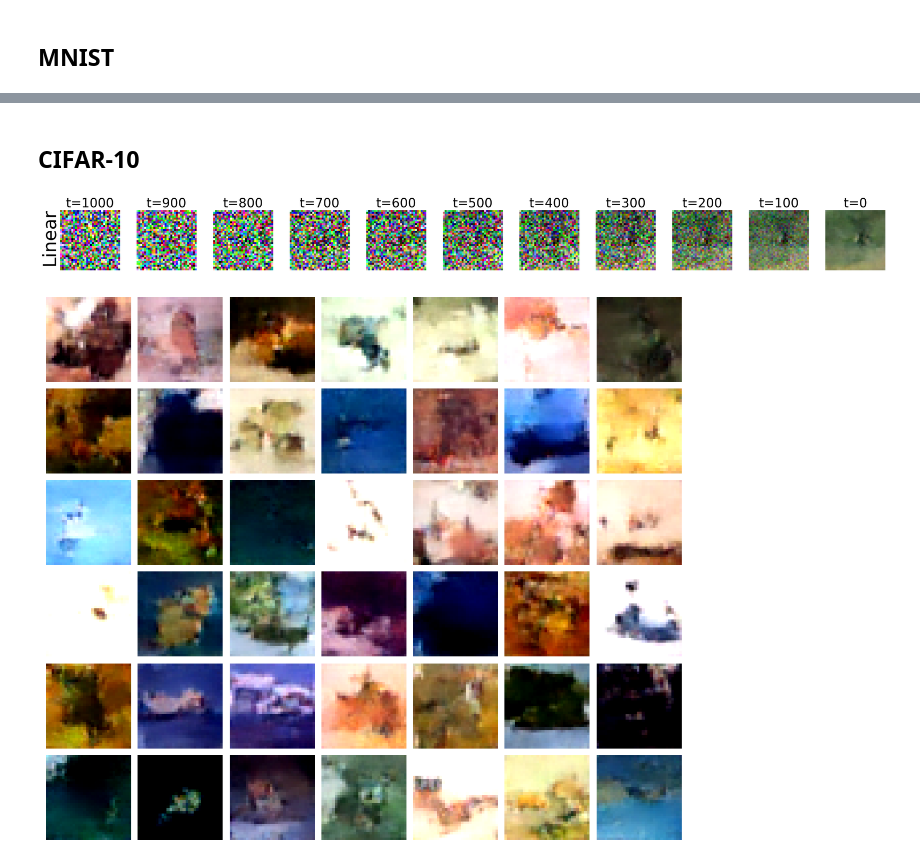
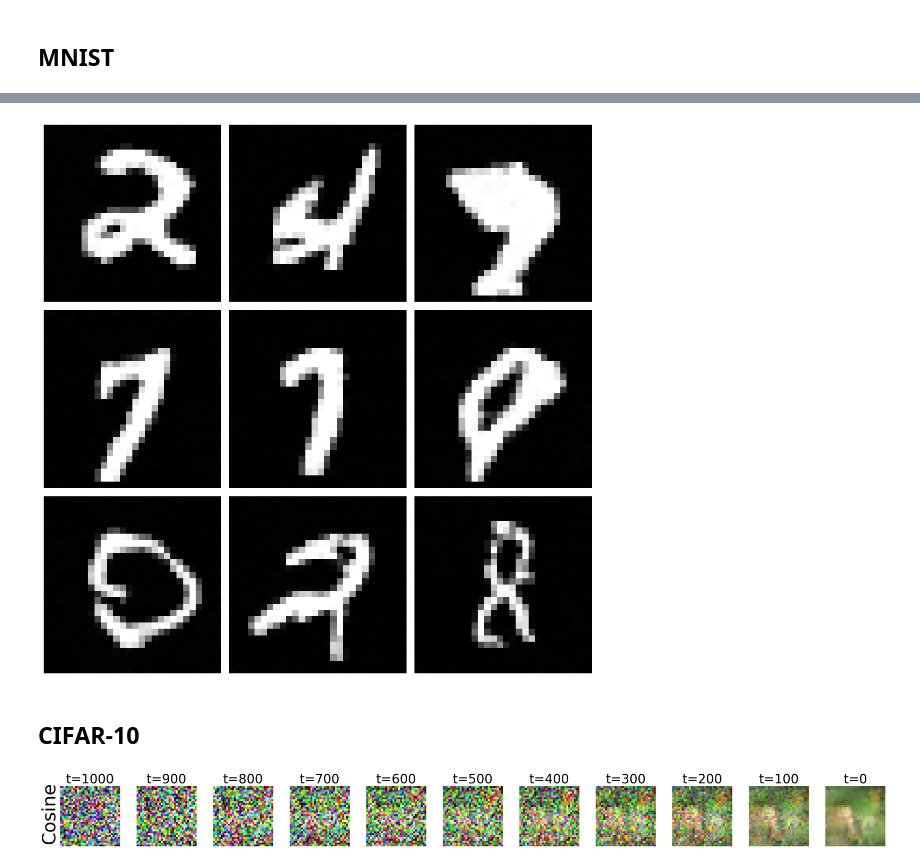
Before and after one commit to Gmaniko/02456-DDPM, a Jupyter notebook: Final/main.ipynb, the cells around one changed output, grey strips where cells are left out. Cells and saved outputs as stored; diff of their text form; code cells hidden in the pictures.

```diff
--- a/Final/main.ipynb
+++ b/Final/main.ipynb
@@ -267,65 +296,18 @@ plt.show()
+# %%
+mnist_samples = sampling(mnist_model, (beta, alpha, alpha_bar),
+                         device=device, dataset_name='mnist', batch_size=3*3)
+# %%
+grid_plot(mnist_samples, (3,3), (10,10))
+plt.show()
+# %% [output]
+[figure, added]
 # %% [markdown]
 ## CIFAR-10
-# %%
-#Plot a sample of intermediate images for the report
-with torch.no_grad():
-    xT = torch.randn(size=(1,3,32,32), device=device)
-    ft = xT
-    cifar_model.eval()
-    num_imgs = 11
-    step = int(T/(num_imgs-1))
-    #plt.figure(figsize=(120,10))
-    fig, ax = plt.subplots(1, num_imgs, figsize=(3*num_imgs,3))
-    plt.subplots_adjust(left=0.1, right=0.9, bottom=0.1, wspace=0.1, hspace=0.2)
-    #plt.axis('off')
-    for i in reversed(range(T-20)):
-        t = torch.tensor([i]).to(device)
-        eps_pred = cifar_model(xT,t)
-        xT = reverse_process(eps_pred,t,xT,beta, alpha, alpha_bar)
-        if i % step == 0:
-            #fig, ax = plt.subplot(1,num_imgs+1,num_imgs-int(i/step)+1)
-            img = torch.squeeze(xT)
-            img = (img+1)/2
-            img = torch.clamp(img,0,1.0)
-            #print(images.shape)
-
-            ax[num_imgs-int(i/step)-1].imshow(img.detach().cpu().permute(1,2,0))
-            ax[num_imgs-int(i/step)-1].axis('off')
-            t_val = np.asanyarray(t.cpu())
-            ax[num_imgs-int(i/step)-1].set_title(f"t={t_val[0]}",fontsize=35)
-            #plot_image(xT,True)
-    img = torch.squeeze(ft)
-    img = (img+1)/2
-    img = torch.clamp(img,0,1.0)
-    #print(images.shape)
-
-    ax[0].imshow(img.detach().cpu().permute(1,2,0))
-    ax[0].axis('off')
-    ax[0].set_title(f"t={1000}",fontsize=35)
-    ax[0].annotate("Linear", xy=(-0.03,0.55), xycoords='axes fraction', fontsize=50, ha='right', va='center', rotation=90)
-    plt.tight_layout()
-    plt.savefig("testcifar_linear.pdf", format="pdf",dpi=300)
-    plt.show()
-# %% [output]
-[figure, removed]
-# %%
-#Plot a grid for the report
-# images = sample_images(T,model,7*6)
-images = sampling(cifar_model, (beta, alpha, alpha_bar),
-                  device=device, dataset_name='cifar10', batch_size=7*6)
-fig = plt.figure(figsize=(8,8), constrained_layout = True)
-rows = int(7)
-cols = 7
-idx = 0
-for r in range(rows):
-    if r > 5:
-        continue
-    for c in range(cols):
-        fig.add_subplot(rows,cols,idx+1)
-        if idx < len(images):
-            plot_image(images[idx], grid=True)
-            idx +=1
-fig.suptitle("", fontsize=30)
-plt.show()
-# %% [output]
-[figure, removed]
+# %%
+fig, ax = sample_process_plot(cifar_model, 'cifar10', (beta,alpha,alpha_bar), 11, device)
+ax[0].annotate("Cosine", xy=(-0.03,0.55), xycoords='axes fraction', fontsize=50, ha='right', va='center', rotation=90)
+fig.tight_layout()
+# fig.savefig("cifar_sample_cosine.pdf", format="pdf",dpi=300)
+plt.show()
+# %% [output]
+[figure, added]
```
Also changed, not shown: parts of 16 cells of this notebook, 1 other file.
